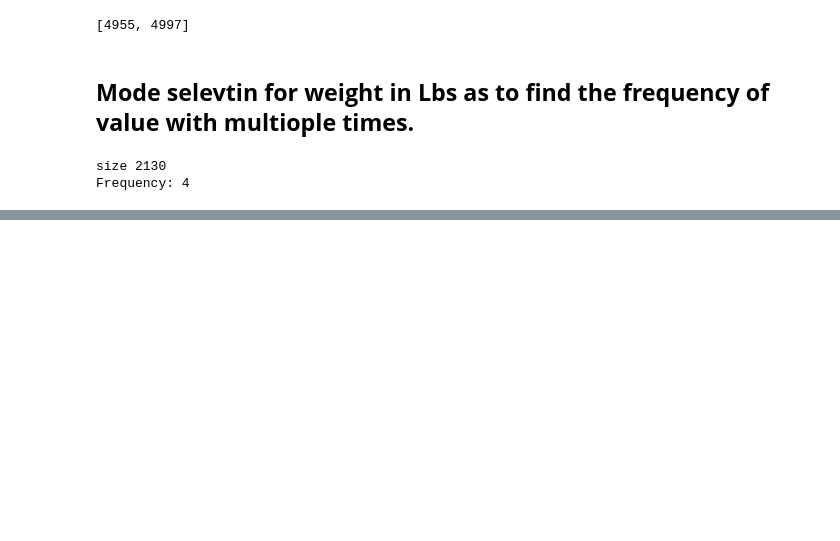
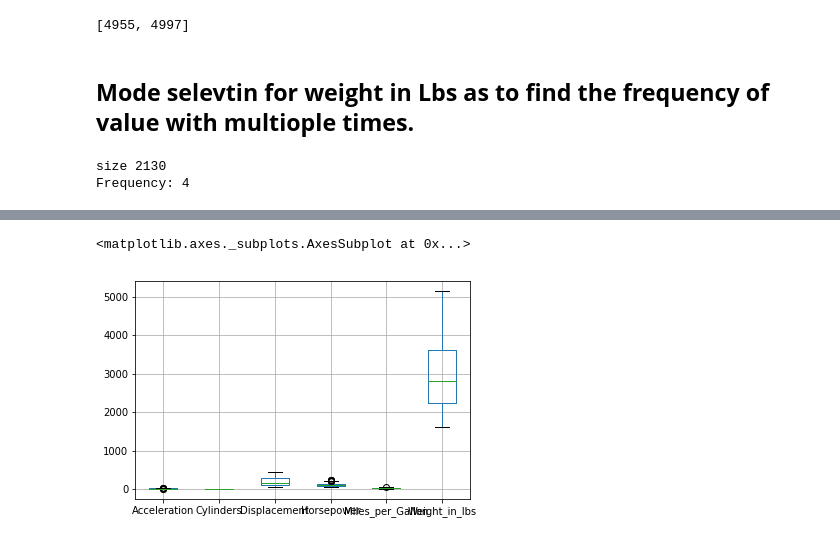
Before and after one commit to ragalaa/Directory, a Jupyter notebook: Untitled2.ipynb, the cells around one changed output, grey strips where cells are left out. Cells and saved outputs as stored; diff of their text form; code cells hidden in the pictures; blank space fills up the shorter version.

```diff
--- a/Untitled2.ipynb
+++ b/Untitled2.ipynb
@@ -36,0 +71,5 @@ Frequency: 4
+# %%
+cars.boxplot()
+# %% [output]
+<matplotlib.axes._subplots.AxesSubplot at 0x...>
+[figure, added]
```
Also changed, not shown: parts of 17 cells of this notebook.
